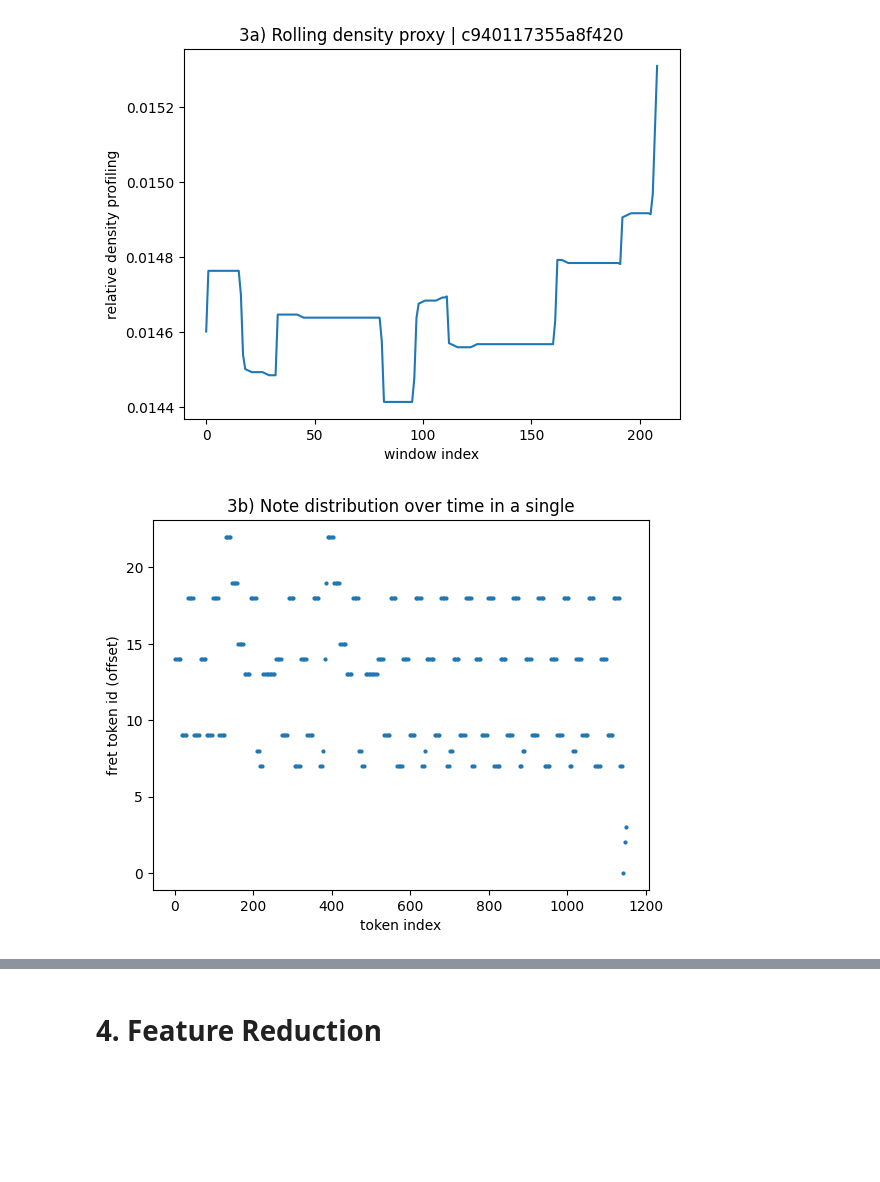
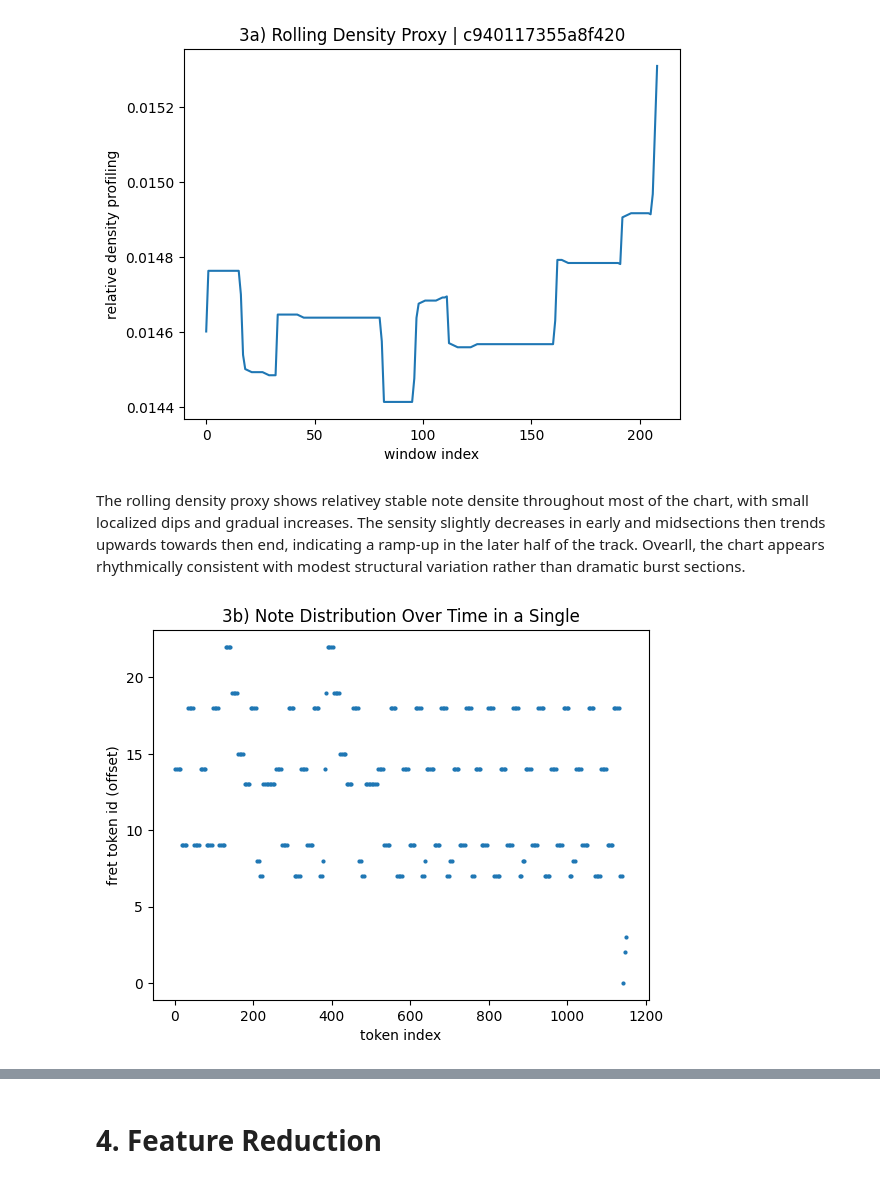
Before and after one commit to MattGroho/tab-hero, a Jupyter notebook: notebooks/data_deepdive_refactored.ipynb, the cells around one changed output, grey strips where cells are left out. Cells and saved outputs as stored; diff of their text form; code cells hidden in the pictures; blank space fills up the shorter version.

```diff
--- a/notebooks/data_deepdive_refactored.ipynb
+++ b/notebooks/data_deepdive_refactored.ipynb
@@ -279,18 +287,20 @@ plt.title(f"3a) Rolling density proxy | {r.get('content_hash','')}")
 plt.show()
 # %% [output]
 [figure]
+# %% [markdown]
+The rolling density proxy shows relativey stable note densite throughout most of the chart, with small localized dips and gradual increases. The sensity slightly decreases in early and midsections then trends upwards towards then end, indicating a ramp-up in the later half of the track. Ovearll, the chart appears rhythmically consistent with modest structural variation rather than dramatic burst sections.
 # %%
 r = df_tabs.iloc[0]
 toks = np.array(r["note_tokens"], dtype=np.int32)
 
 fret_mask = (toks >= tokenizer._fret_token_start) & (toks < tokenizer._fret_token_end)
 fret_positions = np.where(fret_mask)[0]
 fret_ids = toks[fret_mask] - tokenizer._fret_token_start
 
 plt.scatter(fret_positions, fret_ids, s=4)
 plt.xlabel("token index")
 plt.ylabel("fret token id (offset)")
-plt.title("3b) Note distribution over time in a single")
+plt.title("3b) Note Distribution Over Time in a Single")
 plt.show()
 # %% [output]
-[figure, old version]
+[figure, new version]
```
Also changed, not shown: parts of 53 cells of this notebook.
